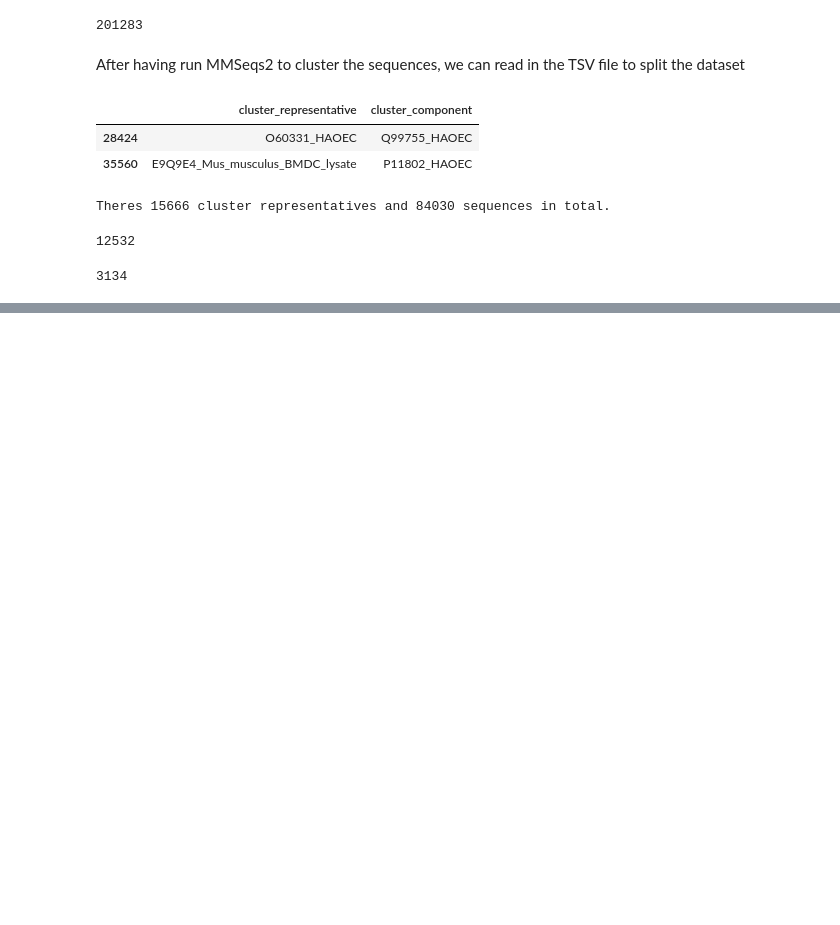
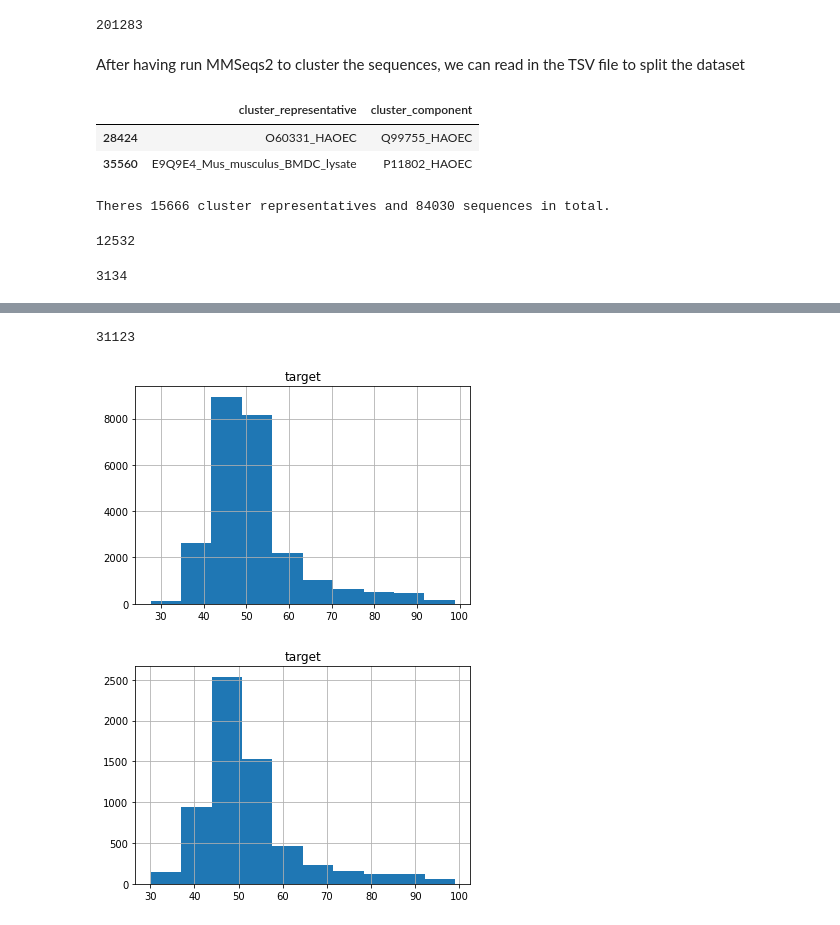
Before and after one commit to J-SNACKKB/FLIP, a Jupyter notebook: notebooks/2_meltome_atlas.ipynb, the cells around one changed output, grey strips where cells are left out. Drawn from its saved outputs; the diff is of its cells as text; code cells hidden in the pictures; blank space fills up the shorter version.

```diff
--- a/notebooks/2_meltome_atlas.ipynb
+++ b/notebooks/2_meltome_atlas.ipynb
@@ -344,3 +349,10 @@ DataFrame.from_records(clustered_set).to_csv(task_path / 'tasks' / 'clustered_ta
 # %%
-DataFrame.from_records(full_set).to_csv(task_path / 'tasks' / 'full_task.csv', index=False)
+full_set_df = DataFrame.from_records(full_set)
+full_set_df[full_set_df.set == "train"].hist()
+full_set_df[full_set_df.set == "test"].hist()
+len(full_set_df)
+# %% [output]
+31123
+[figure, added]
+[figure, added]
 # %%
```
Also changed, not shown: parts of 5 cells of this notebook, 1 other file.
